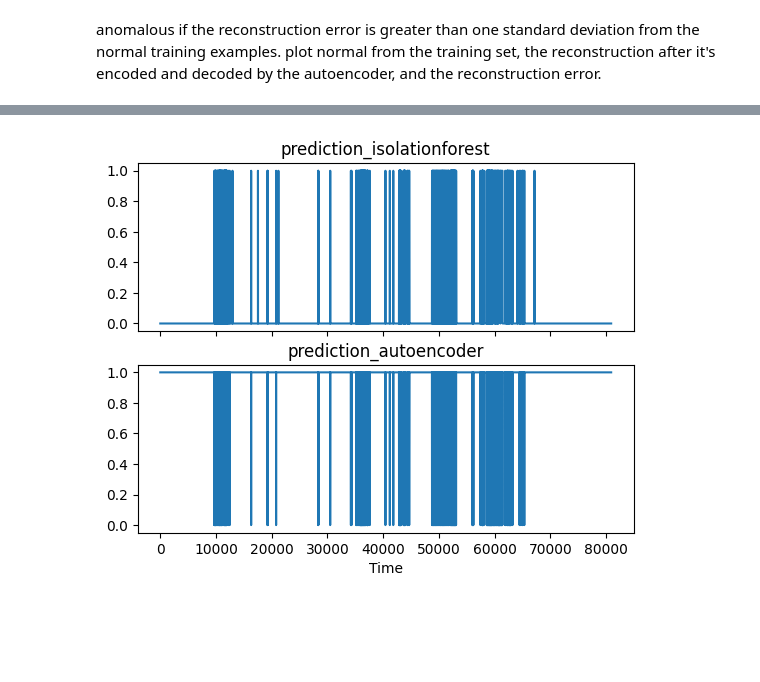
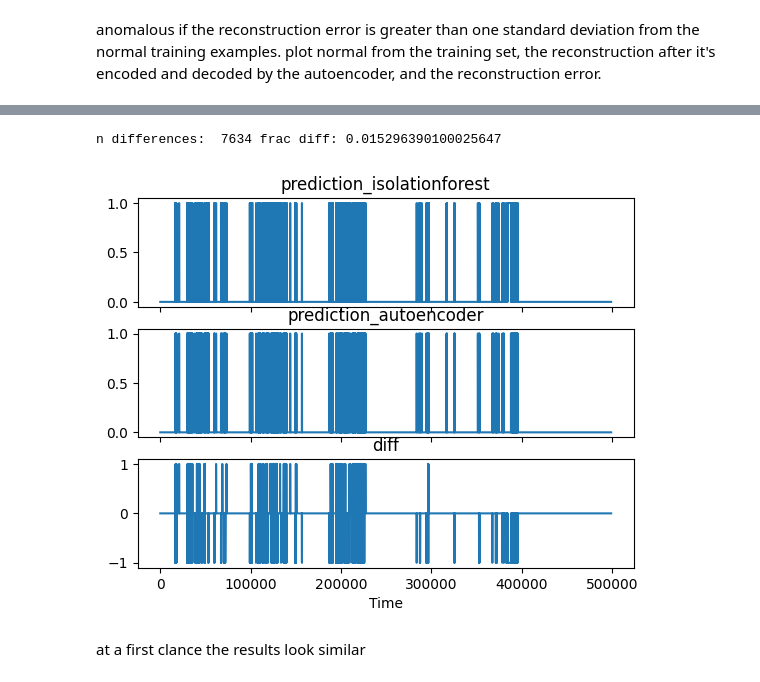
Before and after one commit to christianreiser/Anomaly-Detection-industrial-robot, a Jupyter notebook: anomaly.ipynb, the cells around one changed output, grey strips where cells are left out. Saved outputs shown, nothing was run; the diff lists cells and outputs as text; code cells hidden in the pictures; blank space fills up the shorter version.

```diff
--- a/anomaly.ipynb
+++ b/anomaly.ipynb
@@ -326,0 +312,9 @@ AttributeError: Exception encountered when calling layer "sequential_32" "
+# %%
+reconstructions_train = autoencoder.predict(train_norm)
+train_loss = tf.keras.losses.mae(reconstructions_train, train_norm)
+
+# plot loss
+plt.scatter(range(len(train_loss)), train_loss, c='b', s=3, label='train loss')
+plt.xlabel("No of examples")
+plt.ylabel("Reconstruction loss")
+plt.show()
@@ -327,10 +324,11 @@ AttributeError: Exception encountered when calling layer "sequential_32" "
 # %%
-reconstructions = autoencoder.predict(train_norm)
-train_loss = tf.keras.losses.mae(reconstructions, train_norm)
-threshold = 1.4
+# get threshold so fraction between iso forest and autoencoder is the same
+threshold_autoencoder = np.percentile(train_loss[None,:], (1-frac_anomalies_isolation_forst)*100)
+
 plt.hist(train_loss[None,:], bins=50)
-plt.vlines(threshold, ymin=0, ymax=35000, colors="r", zorder=100, label='Threshold')
-
+plt.vlines(1.5, ymin=0, ymax=35000, colors="r", zorder=100, label='Threshold1')
+plt.vlines(0.5, ymin=0, ymax=35000, colors="r", zorder=100, label='Threshold2')
+plt.vlines(threshold_autoencoder, ymin=0, ymax=35000, colors="g", zorder=100, label='threshold_autoencoder')
 plt.xlabel("Train loss")
 plt.ylabel("No of samples")
 plt.show()
@@ -340,8 +339,8 @@ plt.show()
 # %%
-reconstructions = autoencoder.predict(test_norm)
-loss = tf.keras.losses.mae(reconstructions, test_norm)
-prediction_autoencoder = tf.math.less(loss, threshold)
+reconstructions_test = autoencoder.predict(test_norm)
+loss_test = tf.keras.losses.mae(reconstructions_test, test_norm)
+prediction_autoencoder_test = tf.math.greater(loss_test, threshold_autoencoder)
 # print number of true in prediction
-print(prediction_autoencoder.numpy().sum())
-print('fraq of anomalies in test data: {}'.format(1-prediction_autoencoder1.numpy().sum()/len(test)))
+print(prediction_autoencoder_test.numpy().sum())
+print('frac of anomalies in test data: {}'.format(prediction_autoencoder_test.numpy().sum()/len(test)))
 # %% [output]
@@ -354,8 +353,8 @@ fraq of anomalies in test data: 0.04809866900651283
 prediction_isolationforest = []
 for i in isofor_score:
     if i <0:
-        prediction_isolationforest.append(True)
+        prediction_isolationforest.append(1)
     else:
-        prediction_isolationforest.append(False)
+        prediction_isolationforest.append(0)
 print(len(prediction_isolationforest))
 # %% [output]
@@ -363,11 +371,19 @@ print(len(prediction_isolationforest))
 # %%
 # plot isofor_score_binary and prediction as subplots
-fig, (ax1, ax2) = plt.subplots(2, 1, sharex=True)
+fig, (ax1, ax2, ax3) = plt.subplots(3, 1, sharex=True)
 ax1.plot(prediction_isolationforest)
 ax1.set_title('prediction_isolationforest')
-ax2.plot(prediction_autoencoder)
+ax2.plot(prediction_autoencoder_test)
 ax2.set_title('prediction_autoencoder')
+diff = np.subtract(prediction_autoencoder_test.numpy(),np.array(prediction_isolationforest))
+print('n differences: ', abs(diff).sum(), 'frac diff:', abs(diff).sum()/len(prediction_isolationforest))
+ax3.plot(diff)
+ax3.set_title('diff')
+
 plt.xlabel("Time")
 plt.show()
 # %% [output]
+n differences:  7634 frac diff: 0.015296390100025647
-[figure, old version]
+[figure, new version]
+# %% [markdown]
+at a first clance the results look similar
```
Also changed, not shown: parts of 24 cells of this notebook, 5 other files.
